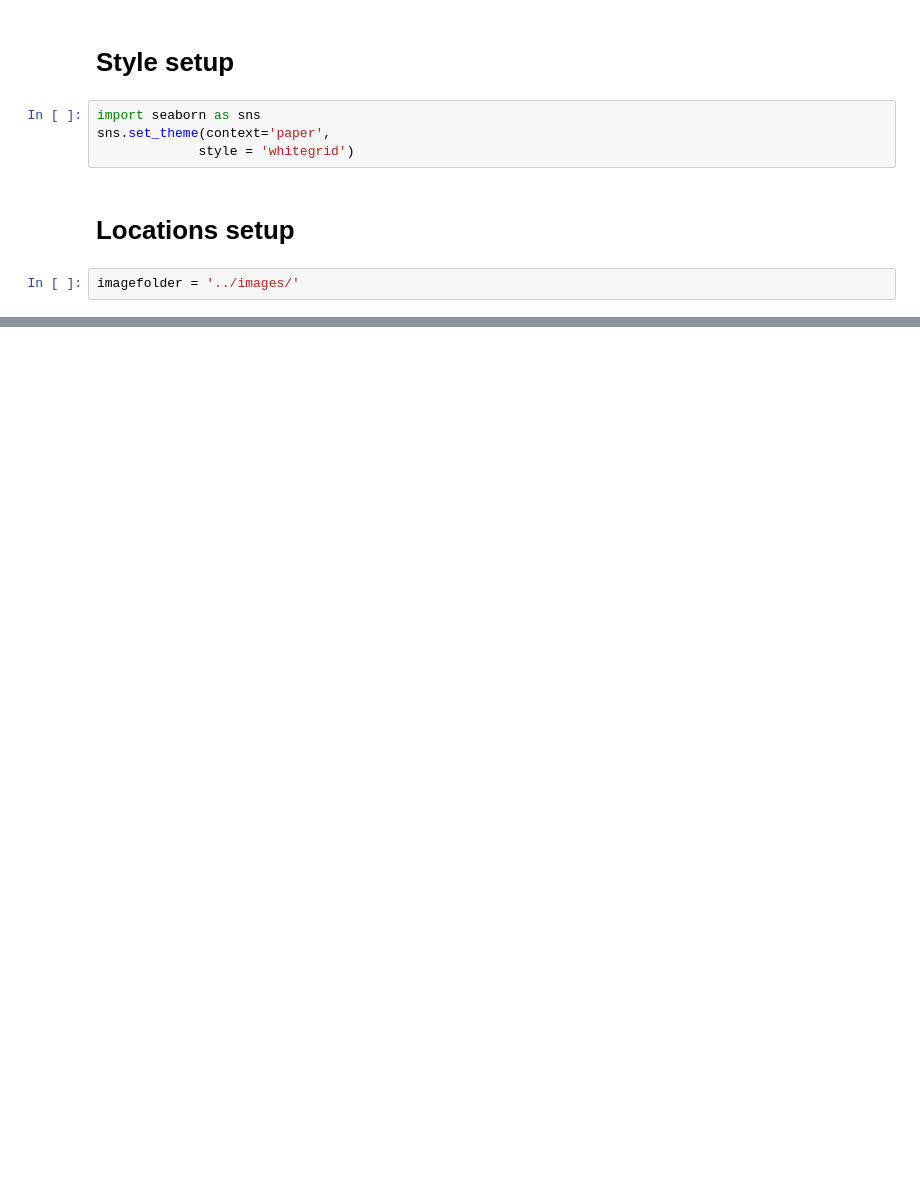
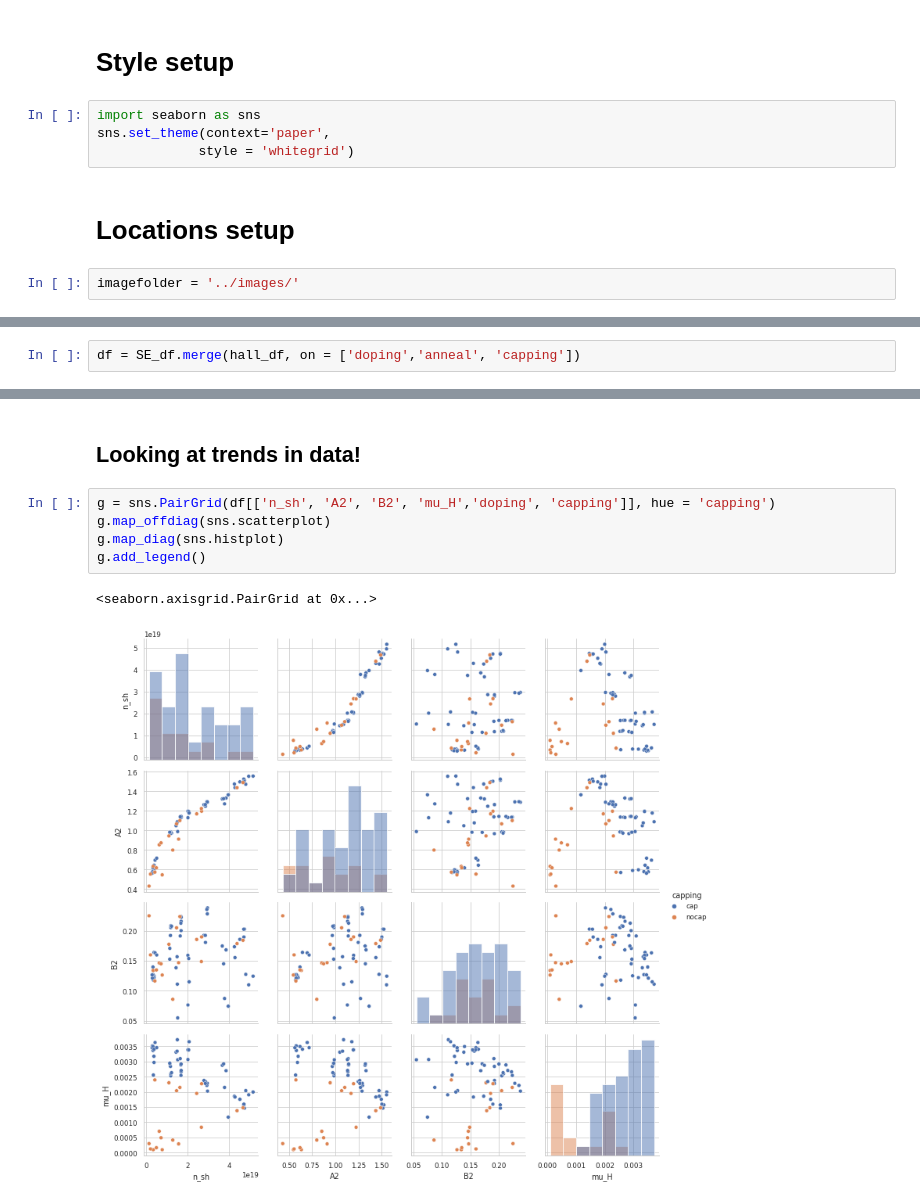
Before and after one commit to peltBartvan/msc-thesis, a Jupyter notebook: scripts/images.ipynb, the cells around one changed output, grey strips where cells are left out. Drawn from its saved outputs; the diff is of its cells as text; blank space fills up the shorter version.

```diff
--- a/scripts/images.ipynb
+++ b/scripts/images.ipynb
@@ -22,0 +40,2 @@ Index(['doping', 'capping', 'anneal', 'filename', 'mu_H', 'Carrier type', 'n',
+# %%
+df = SE_df.merge(hall_df, on = ['doping','anneal', 'capping'])
@@ -35,0 +88,10 @@ p.get_figure().savefig(imagefolder + 'R_H_vs_anneal.png')
+# %% [markdown]
+## Looking at trends in data!
+# %%
+g = sns.PairGrid(df[['n_sh', 'A2', 'B2', 'mu_H','doping', 'capping']], hue = 'capping')
+g.map_offdiag(sns.scatterplot)
+g.map_diag(sns.histplot)
+g.add_legend()
+# %% [output]
+<seaborn.axisgrid.PairGrid at 0x...>
+[figure, added]
```
Also changed, not shown: parts of 17 cells of this notebook, 1 other file.
